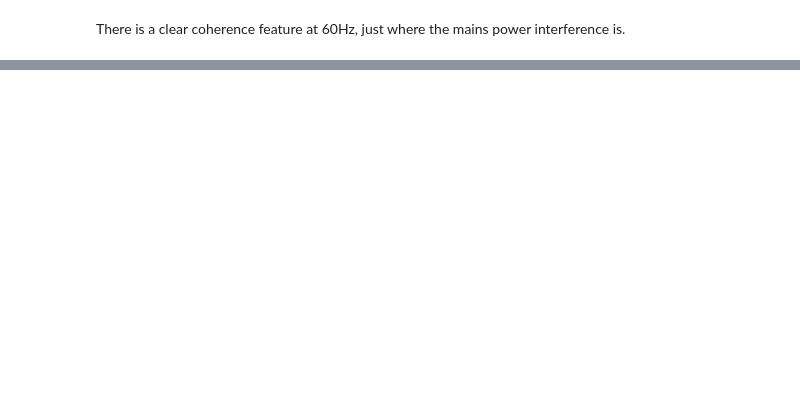
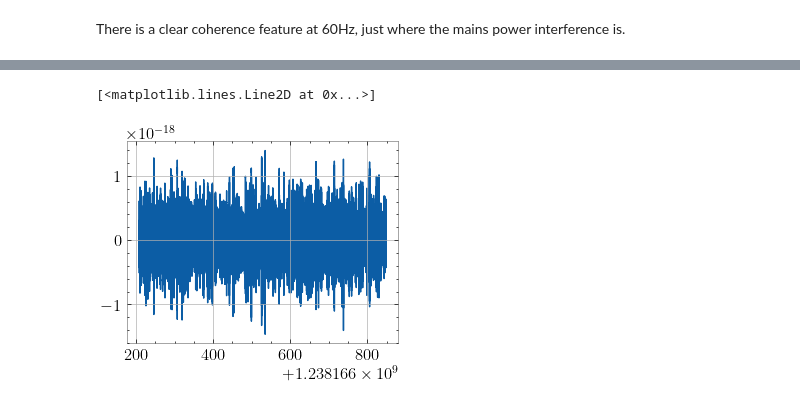
Before and after one commit to UniMelb-NSGW/ANC, a Jupyter notebook: notebooks/demo.ipynb, the cells around one changed output, grey strips where cells are left out. Saved outputs shown, nothing was run; the diff lists cells and outputs as text; code cells hidden in the pictures; blank space fills up the shorter version.

```diff
--- a/notebooks/demo.ipynb
+++ b/notebooks/demo.ipynb
@@ -213,0 +228,8 @@ There is a clear coherence feature at 60Hz, just where the mains power interfere
+# %%
+strain_data_bandpassed = strain_data#.bandpass(59,61)
+PEM_data_bandpassed = PEM_data_array[0]#.bandpass(59,61)
+# %%
+plt.plot(strain_data_bandpassed.times, strain_data_bandpassed.value)
+# %% [output]
+[<matplotlib.lines.Line2D at 0x...>]
+[figure, added]
```
Also changed, not shown: parts of 10 cells of this notebook, 2 other files.
